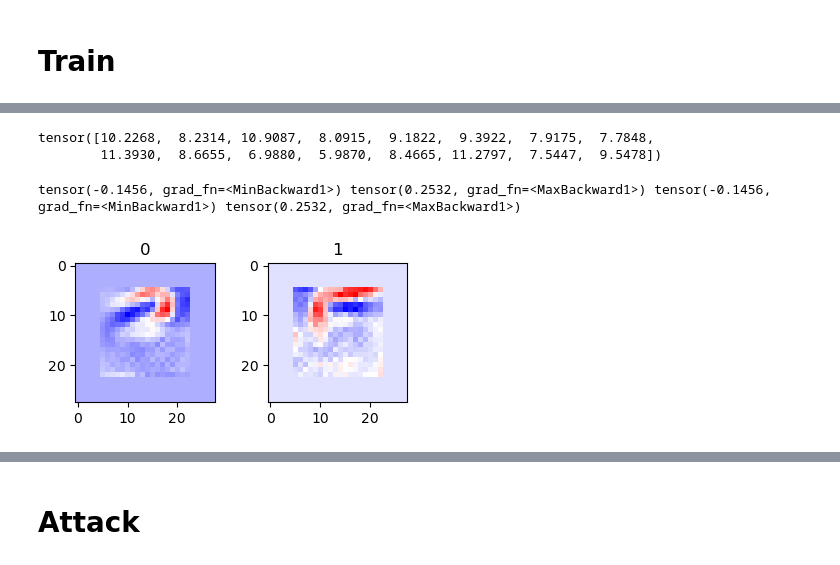
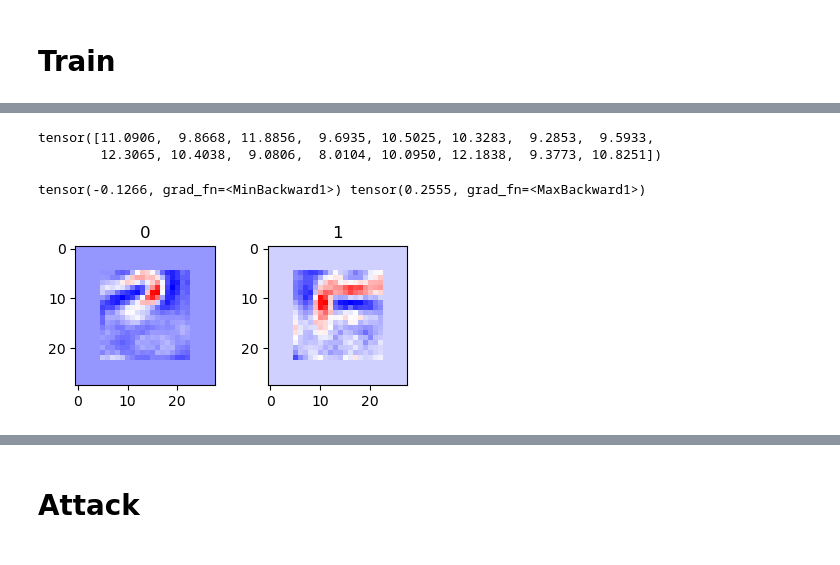
Before and after one commit to 314-Foundation/white-box-nn, a Jupyter notebook: jupyter/main.ipynb, the cells around one changed output, grey strips where cells are left out. Drawn from its saved outputs; the diff is of its cells as text; code cells hidden in the pictures.

```diff
--- a/jupyter/main.ipynb
+++ b/jupyter/main.ipynb
@@ -383,22 +300,21 @@ tensor([3.1368, 3.4883, 2.6045, 3.6893, 3.2711, 3.6428, 3.0411, 3.1773, 4.0205,
 # %%
-torch.norm(x_show.flatten(1), dim=1)
+torch.norm(xx.flatten(1), dim=1)
 # %% [output]
-tensor([10.2268,  8.2314, 10.9087,  8.0915,  9.1822,  9.3922,  7.9175,  7.7848,
-        11.3930,  8.6655,  6.9880,  5.9870,  8.4665, 11.2797,  7.5447,  9.5478])
+tensor([11.0906,  9.8668, 11.8856,  9.6935, 10.5025, 10.3283,  9.2853,  9.5933,
+        12.3065, 10.4038,  9.0806,  8.0104, 10.0950, 12.1838,  9.3773, 10.8251])
 # %%
-uf, df = aff.get_filters()
+# uf, df = aff.get_filters()
 # w = torch.stack(bb.layer1.get_filters(), dim=0).flatten(0, 1)
-w = uf
+ff = bb[2].get_features()
 # w = w.flatten(0, 1)[:, None]
 # w = SoftSign(0.4, 0.01)(w)
 # w.shape
 
 # ws = hh.to_show(w)
-ws = w.detach()
-print(uf.min(), uf.max(), df.min(), df.max())
+print(ff.min(), ff.max())
 
-hh.plot_example(ws, list(range(len(ws))), n_col=2, n_row=1)
+hh.plot_example(ff, list(range(len(ff))), n_col=2, n_row=1)
 # hh.plot_example(ws, list(range(len(ws))), n_col=8, n_row=4)#, cmap="gray")
 # %% [output]
-tensor(-0.1456, grad_fn=<MinBackward1>) tensor(0.2532, grad_fn=<MaxBackward1>) tensor(-0.1456, grad_fn=<MinBackward1>) tensor(0.2532, grad_fn=<MaxBackward1>)
+tensor(-0.1266, grad_fn=<MinBackward1>) tensor(0.2555, grad_fn=<MaxBackward1>)
-[figure, old version]
+[figure, new version]
```
Also changed, not shown: parts of 30 cells of this notebook, 3 other files.
